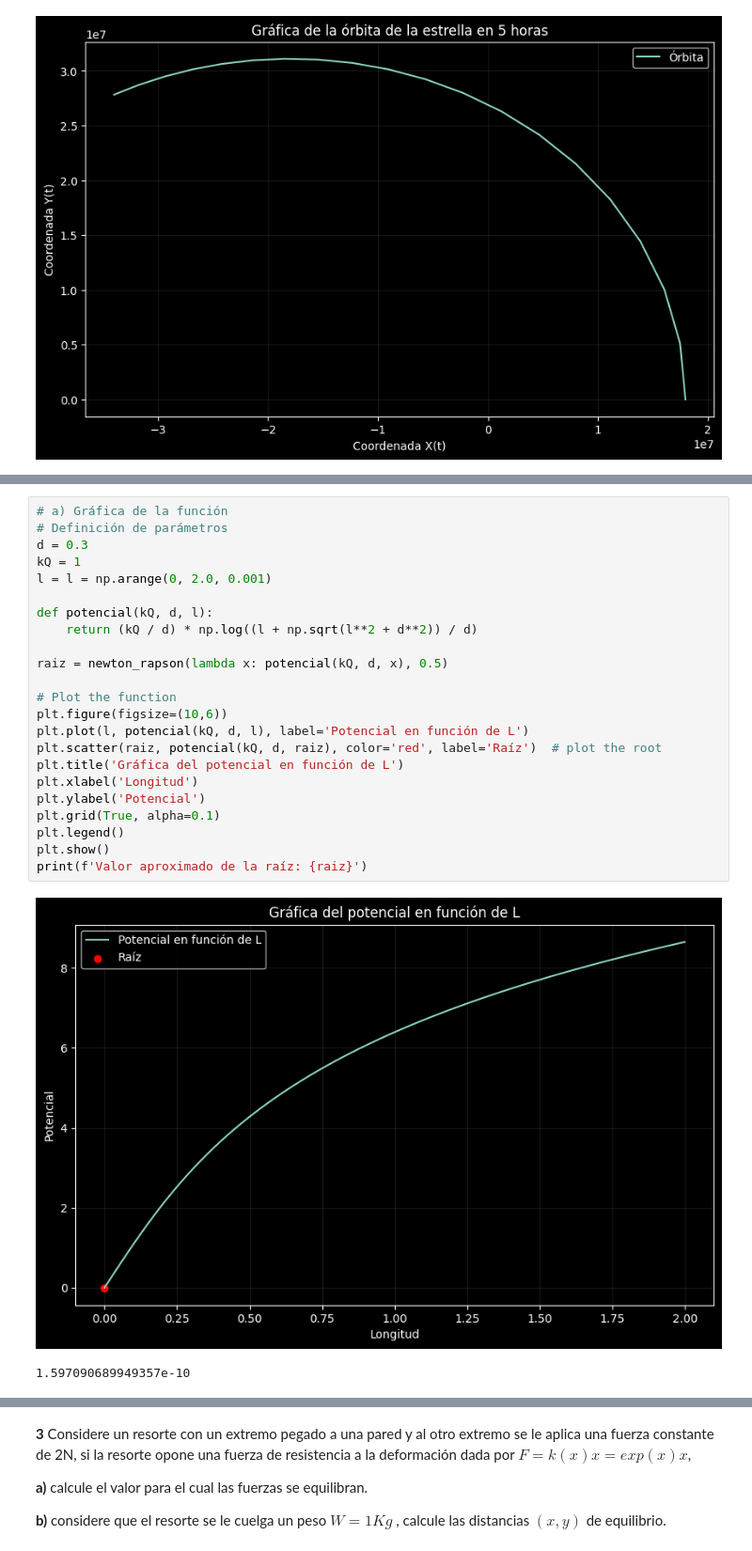
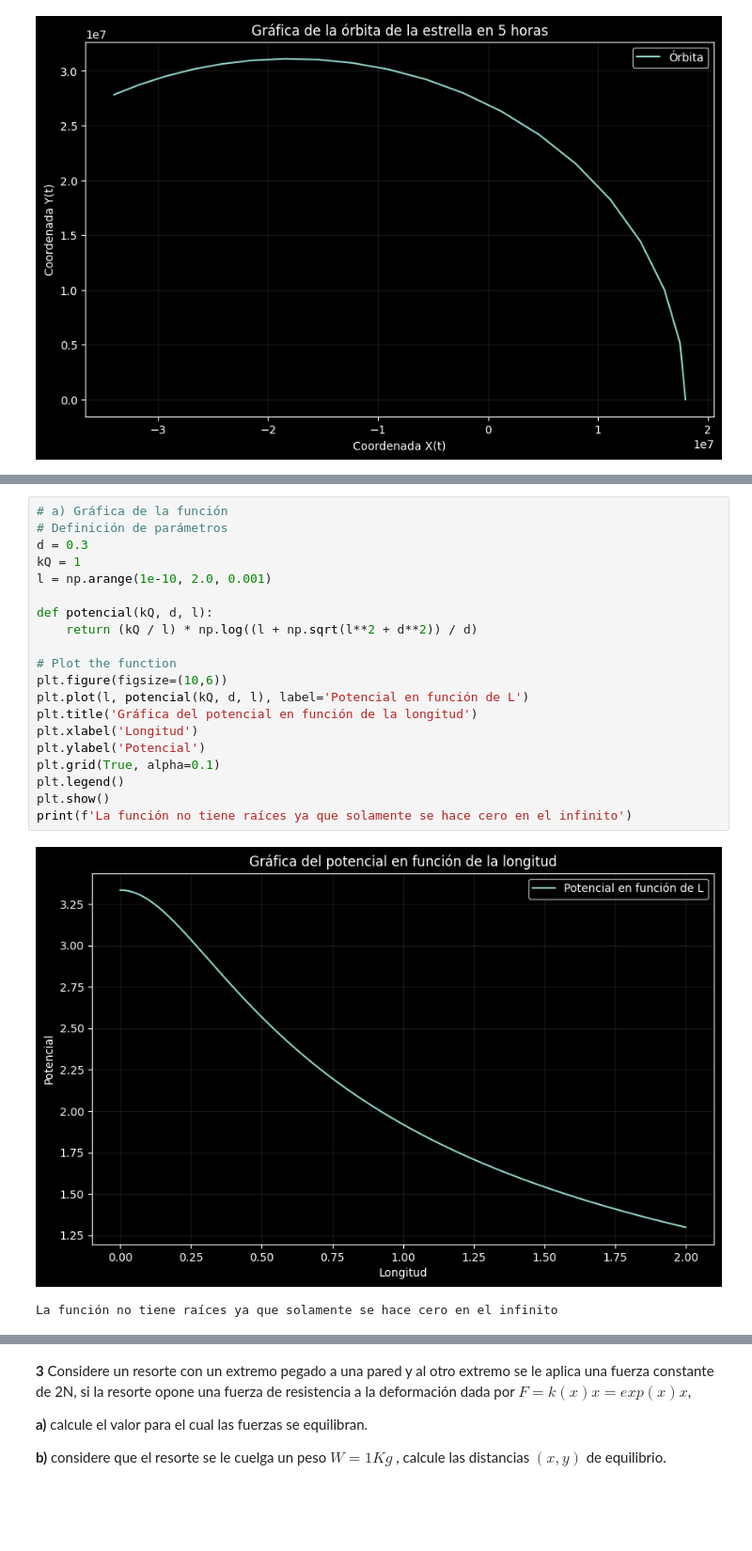
Before and after one commit to estivengrx/computational_methods_physics_astronomy, a Jupyter notebook: Workshops/Taller_02_EstivenCastrillon.ipynb, the cells around one changed output, grey strips where cells are left out. Shown at 94% size. Cells and saved outputs as stored; diff of their text form; blank space fills up the shorter version.

```diff
--- a/Workshops/Taller_02_EstivenCastrillon.ipynb
+++ b/Workshops/Taller_02_EstivenCastrillon.ipynb
@@ -155,29 +237,26 @@ $$f(l) = l - \frac{kQ}{V} \ln⁡\left(\frac{l+\sqrt{l^2+d^2}}{d}\right)=0,$$ -->
 # %%
 # a) Gráfica de la función
 # Definición de parámetros
 d = 0.3
 kQ = 1
-l = l = np.arange(0, 2.0, 0.001)
+l = np.arange(1e-10, 2.0, 0.001)
 
 def potencial(kQ, d, l):
-    return (kQ / d) * np.log((l + np.sqrt(l**2 + d**2)) / d)
-
-raiz = newton_rapson(lambda x: potencial(kQ, d, x), 0.5)
+    return (kQ / l) * np.log((l + np.sqrt(l**2 + d**2)) / d)
 
 # Plot the function
 plt.figure(figsize=(10,6))
 plt.plot(l, potencial(kQ, d, l), label='Potencial en función de L')
-plt.scatter(raiz, potencial(kQ, d, raiz), color='red', label='Raíz')  # plot the root
-plt.title('Gráfica del potencial en función de L')
+plt.title('Gráfica del potencial en función de la longitud')
 plt.xlabel('Longitud')
 plt.ylabel('Potencial')
 plt.grid(True, alpha=0.1)
 plt.legend()
 plt.show()
-print(f'Valor aproximado de la raíz: {raiz}')
+print(f'La función no tiene raíces ya que solamente se hace cero en el infinito')
 # %% [output]
-[figure, old version]
+[figure, new version]
-1.597090689949357e-10
+La función no tiene raíces ya que solamente se hace cero en el infinito
 # %%
 # b) Método de la Secante para calcular la longitud de la barra
 V = 0.5
```
Also changed, not shown: parts of 12 cells of this notebook, 1 other file.
